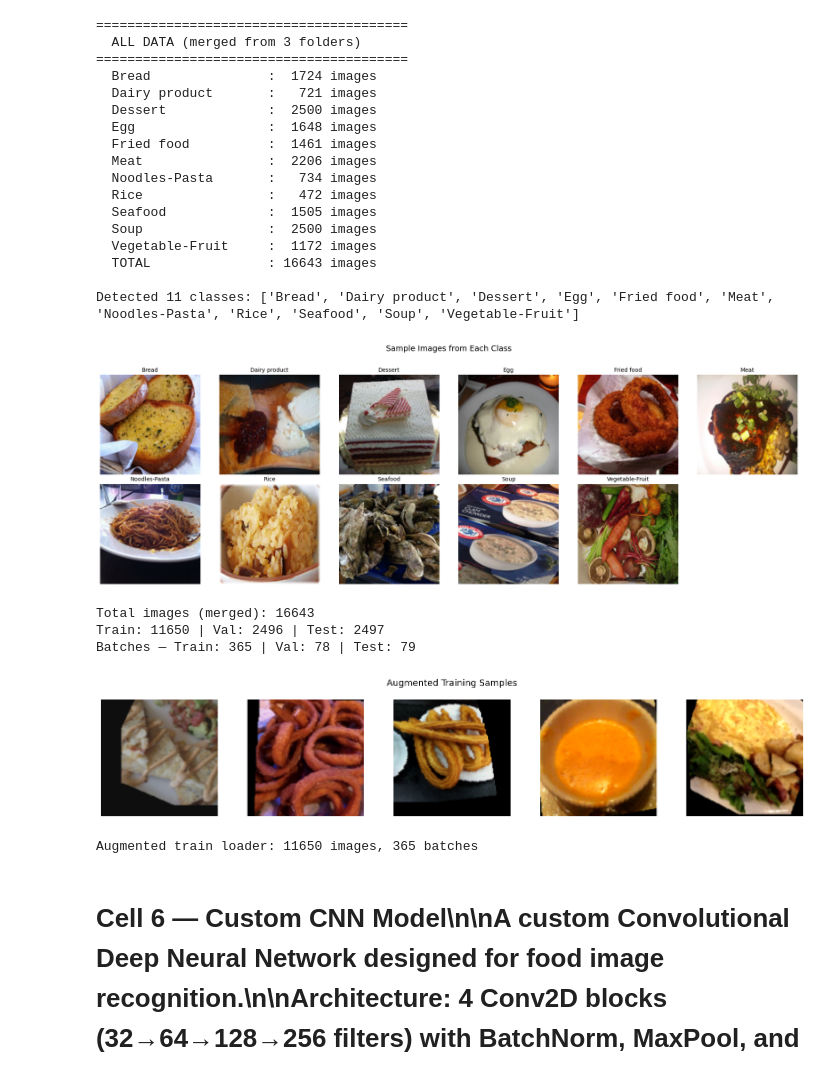
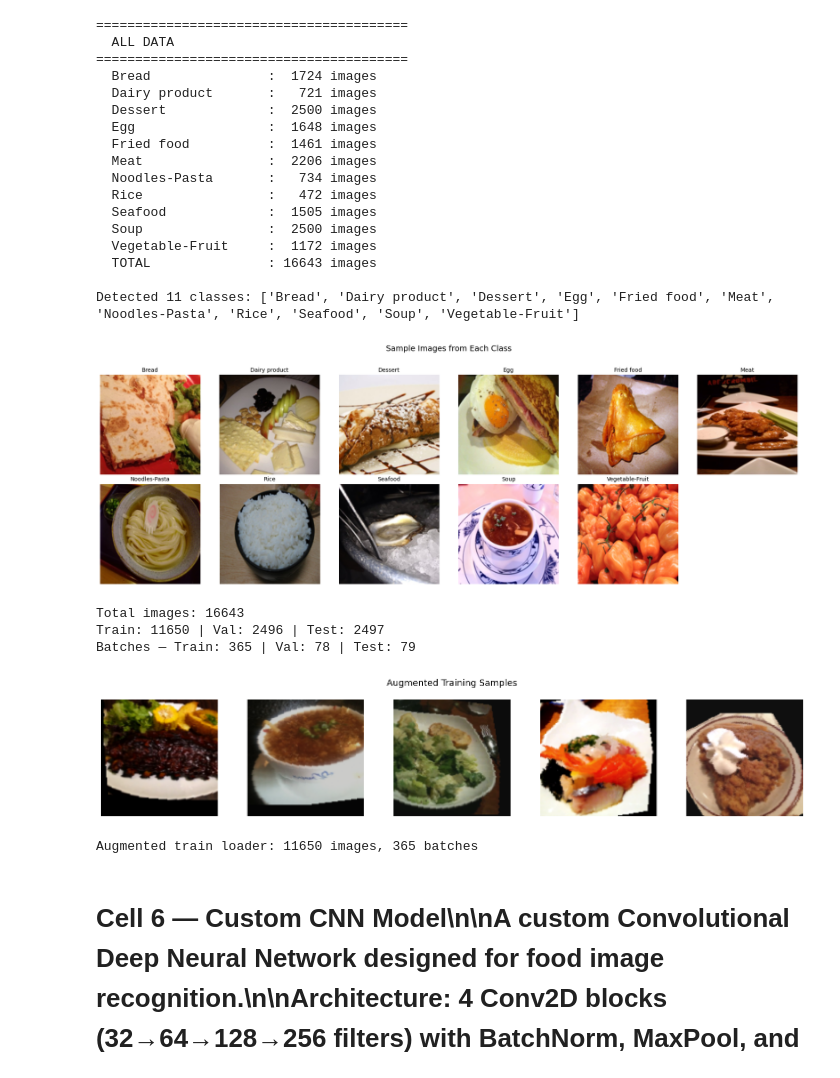
Before and after one commit to shuz8888/imgrec, a Jupyter notebook: CA2_Lim Shu Wu_Image_Recognition.ipynb, the cells around one changed output. Drawn from its saved outputs; the diff is of its cells as text; code cells hidden in the pictures.

```diff
--- a/CA2_Lim Shu Wu_Image_Recognition.ipynb
+++ b/CA2_Lim Shu Wu_Image_Recognition.ipynb
@@ -59,21 +83,15 @@ Split: 70% train / 15% val / 15% test
 # %%
-# cell 2 — explore dataset: count total images per class across all subdirs
+# cell 2 — explore dataset: count total images per class
 
-source_dirs = ["training", "validation", "evaluation"]
 class_counts = {}
-
-for subdir in source_dirs:
-    p = pathlib.Path(DATA_DIR) / subdir
-    if not p.exists():
-        print(f"⚠ not found: {p}")
-        continue
-    for cls_dir in sorted(p.iterdir()):
-        if cls_dir.is_dir():
-            n = len(list(cls_dir.glob("*")))
-            class_counts[cls_dir.name] = class_counts.get(cls_dir.name, 0) + n
+p = pathlib.Path(DATA_DIR)
+for cls_dir in sorted(p.iterdir()):
+    if cls_dir.is_dir():
+        n = len(list(cls_dir.glob("*")))
+        class_counts[cls_dir.name] = n
 
 print(f"{'='*40}")
-print(f"  ALL DATA (merged from {len(source_dirs)} folders)")
+print(f"  ALL DATA")
 print(f"{'='*40}")
 total = 0
 for cls, n in sorted(class_counts.items()):
@@ -86,7 +104,7 @@ NUM_CLASSES = len(CLASS_NAMES)
 print(f"\nDetected {NUM_CLASSES} classes: {CLASS_NAMES}")
 # %% [output]
 ========================================
-  ALL DATA (merged from 3 folders)
+  ALL DATA
 ========================================
   Bread               :  1724 images
   Dairy product       :   721 images
@@ -105,32 +123,29 @@ Detected 11 classes: ['Bread', 'Dairy product', 'Dessert', 'Egg', 'Fried food',
 # %%
 # cell 3 — display sample images from each class
 
 fig, axes = plt.subplots(2, min(NUM_CLASSES, 6), figsize=(18, 6))
 axes = axes.flatten()
 
 for i, cls in enumerate(CLASS_NAMES[:12]):
-    # find first image in any source dir
-    for subdir in source_dirs:
-        cls_path = pathlib.Path(DATA_DIR) / subdir / cls
-        if cls_path.exists():
-            img_files = list(cls_path.glob("*"))
-            if img_files:
-                img = Image.open(str(img_files[0])).resize((IMG_SIZE, IMG_SIZE))
-                axes[i].imshow(img)
-                axes[i].set_title(cls, fontsize=10)
-                break
+    cls_path = pathlib.Path(DATA_DIR) / cls
+    if cls_path.exists():
+        img_files = list(cls_path.glob("*"))
+        if img_files:
+            img = Image.open(str(img_files[0])).resize((IMG_SIZE, IMG_SIZE))
+            axes[i].imshow(img)
+            axes[i].set_title(cls, fontsize=10)
     axes[i].axis("off")
 
 for j in range(i + 1, len(axes)):
     axes[j].axis("off")
 
 plt.suptitle("Sample Images from Each Class", fontsize=14, y=1.02)
 plt.tight_layout()
 plt.show()
 # %% [output]
-[figure, old version]
+[figure, new version]
 # %%
-# cell 4 — merge all data + train/val/test split in code (NO augmentation)
+# cell 4 — load all data + train/val/test split in code (NO augmentation)
 
 MEAN = [0.485, 0.456, 0.406]
 STD  = [0.229, 0.224, 0.225]
@@ -141,15 +156,9 @@ transform_base = transforms.Compose([
     transforms.Normalize(MEAN, STD)
 ])
 
-# load from all 3 source directories and merge
-ds_parts = []
-for subdir in source_dirs:
-    path = DATA_DIR + subdir + "/"
-    if os.path.exists(path):
-        ds_parts.append(datasets.ImageFolder(path, transform=transform_base))
-
-all_dataset = ConcatDataset(ds_parts)
-print(f"Total images (merged): {len(all_dataset)}")
+# load from single directory (class subfolders)
+all_dataset = datasets.ImageFolder(DATA_DIR, transform=transform_base)
+print(f"Total images: {len(all_dataset)}")
 
 # split 70/15/15
 total = len(all_dataset)
@@ -169,7 +178,7 @@ test_loader  = DataLoader(test_dataset,  batch_size=BATCH_SIZE, shuffle=False, n
 print(f"Train: {len(train_dataset)} | Val: {len(val_dataset)} | Test: {len(test_dataset)}")
 print(f"Batches — Train: {len(train_loader_base)} | Val: {len(val_loader)} | Test: {len(test_loader)}")
 # %% [output]
-Total images (merged): 16643
+Total images: 16643
 Train: 11650 | Val: 2496 | Test: 2497
 Batches — Train: 365 | Val: 78 | Test: 79
 # %%
@@ -187,13 +196,7 @@ transform_aug = transforms.Compose([
 ])
 
 # reload all data with augmented transform, then take the SAME train indices
-ds_parts_aug = []
-for subdir in source_dirs:
-    path = DATA_DIR + subdir + "/"
-    if os.path.exists(path):
-        ds_parts_aug.append(datasets.ImageFolder(path, transform=transform_aug))
-
-all_dataset_aug = ConcatDataset(ds_parts_aug)
+all_dataset_aug = datasets.ImageFolder(DATA_DIR, transform=transform_aug)
 
 # use the same split indices from cell 4
 train_dataset_aug = Subset(all_dataset_aug, train_dataset.indices)
@@ -219,7 +222,7 @@ plt.show()
 
 print(f"Augmented train loader: {len(train_dataset_aug)} images, {len(train_loader_aug)} batches")
 # %% [output]
-[figure, old version]
+[figure, new version]
 Augmented train loader: 11650 images, 365 batches
 # %% [markdown]
 # Cell 6 — Custom CNN Model\n\nA custom Convolutional Deep Neural Network designed for food image recognition.\n\n**Architecture**: 4 Conv2D blocks (32→64→128→256 filters) with BatchNorm, MaxPool, and Dropout, followed by Dense layers.\n\nThis model is trained from scratch on our food dataset.
```
Also changed, not shown: parts of 9 cells of this notebook, 1 other file.
